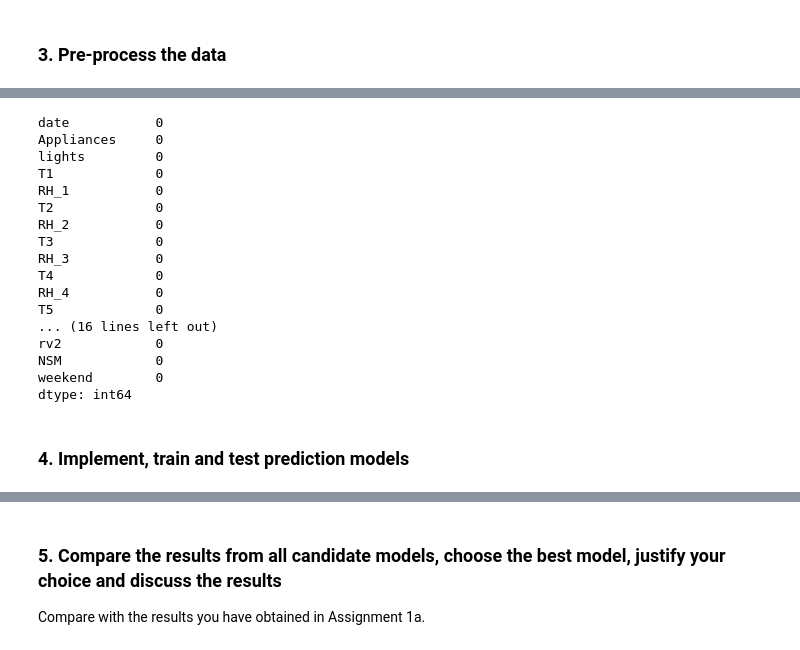
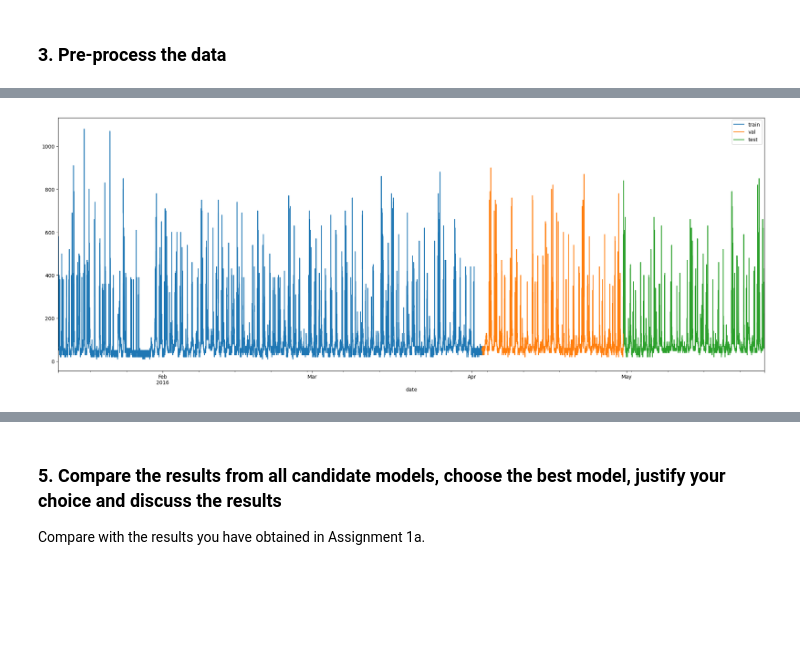
Before and after one commit to yuqingc31/MiningBigData, a Jupyter notebook: assignment2/a1841612_yuqingchen_assign1b.ipynb, the cells around one changed output, grey strips where cells are left out. Cells and saved outputs as stored; diff of their text form; code cells hidden in the pictures; blank space fills up the shorter version.

```diff
--- a/assignment2/a1841612_yuqingchen_assign1b.ipynb
+++ b/assignment2/a1841612_yuqingchen_assign1b.ipynb
@@ -142,5 +145,0 @@ print(outlier_rows)
-# %%
-# delete the outliers
-df = df.drop(outlier_rows.index)
-
-print(df['Appliances'].describe())
@@ -157,24 +146,29 @@ Name: Appliances, dtype: float64
-# %%
-missing_values = df.isna().sum()
-
-print(missing_values)
-# %% [output]
-date           0
-Appliances     0
-lights         0
-T1             0
-RH_1           0
-T2             0
-RH_2           0
-T3             0
-RH_3           0
-T4             0
-RH_4           0
-T5             0
-... (16 lines left out)
-rv2            0
-NSM            0
-weekend        0
-dtype: int64
-# %% [markdown]
-### 4. Implement, train and test prediction models
+# %%
+appliances=df[['Appliances']]
+
+# 计算数据集长度
+total_length = len(appliances)
+train_ratio = 0.6  # 训练集比例
+val_ratio = 0.2    # 验证集比例
+test_ratio = 0.2   # 测试集比例
+
+# 计算每个部分的长度
+train_length = int(total_length * train_ratio)
+val_length = int(total_length * val_ratio)
+test_length = total_length - train_length - val_length
+
+# 分割数据集
+train_data = pd.DataFrame(appliances.iloc[:train_length])
+val_data = pd.DataFrame(appliances.iloc[train_length:train_length + val_length])
+test_data = pd.DataFrame(appliances.iloc[train_length + val_length:])
+
+# 可视化分割后的数据集
+fig = plt.figure(figsize=(25, 9))
+ax = fig.add_subplot(111)
+train_data.plot(ax=ax)
+val_data.plot(ax=ax)
+test_data.plot(ax=ax)
+plt.legend(['train', 'val', 'test'])
+plt.show()
+# %% [output]
+[figure, added]
```
Also changed, not shown: parts of 23 cells of this notebook, 4 other files.
